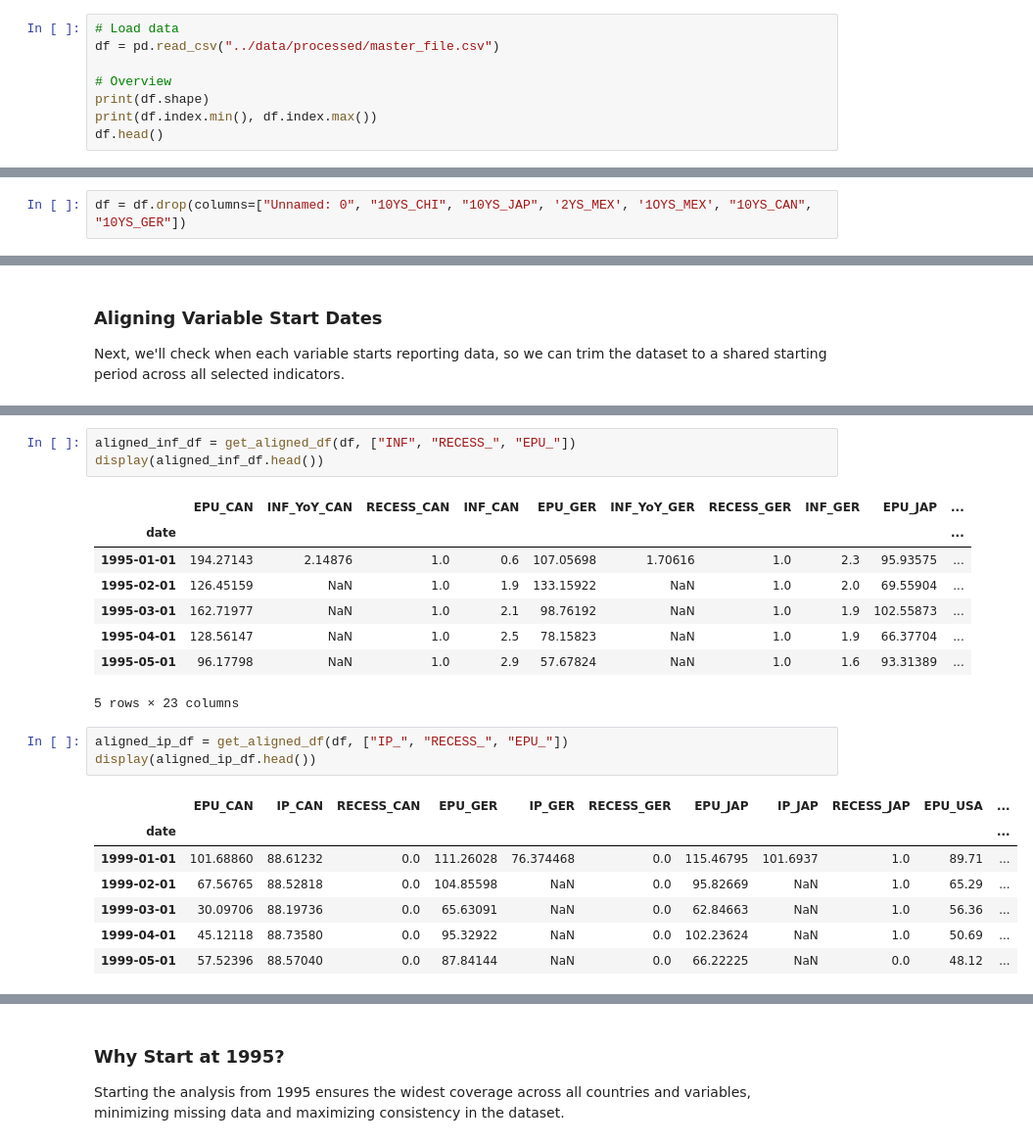
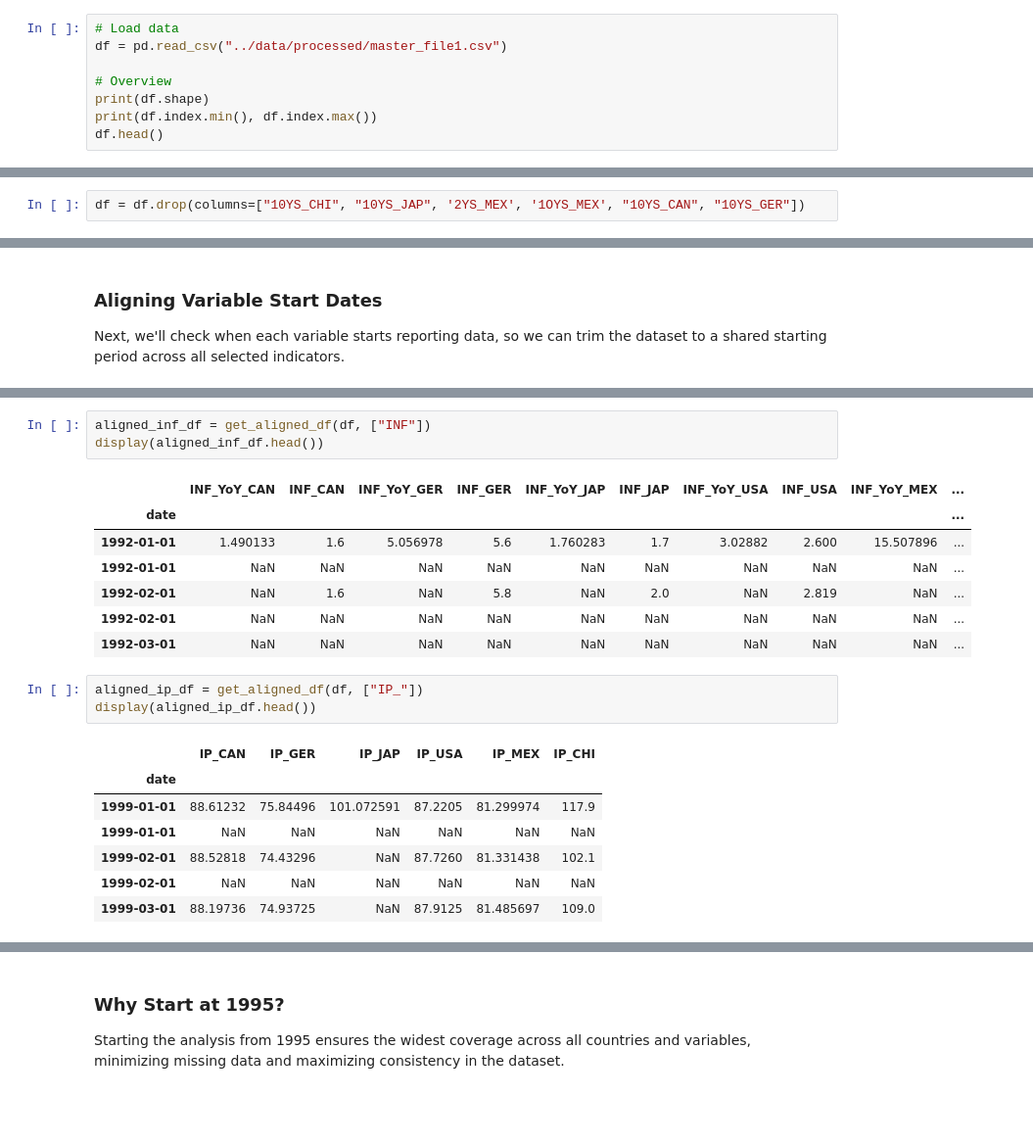
Before and after one commit to Barderus/SURE_Program, a Jupyter notebook: notebooks/1.1 - EDA.ipynb, the cells around one changed output, grey strips where cells are left out. Shown: that part at 98% size. Saved outputs shown, nothing was run; the diff lists cells and outputs as text; blank space fills up the shorter version.

```diff
--- a/notebooks/1.1 - EDA.ipynb
+++ b/notebooks/1.1 - EDA.ipynb
@@ -5,7 +5,7 @@ import matplotlib.pyplot as plt
 ## Dataset overview
 # %%
 # Load data
-df = pd.read_csv("../data/processed/master_file.csv")
+df = pd.read_csv("../data/processed/master_file1.csv")
 
 # Overview
 print(df.shape)
@@ -42,7 +44,7 @@ Index(['date', 'EPU_CAN', 'IP_CAN', '10YS_CAN', 'INF_YoY_CAN', 'EX_CAN',
 # %% [markdown]
 ### Drop residual columns
 # %%
-df = df.drop(columns=["Unnamed: 0", "10YS_CHI", "10YS_JAP", '2YS_MEX', '1OYS_MEX', "10YS_CAN", "10YS_GER"])
+df = df.drop(columns=["10YS_CHI", "10YS_JAP", '2YS_MEX', '1OYS_MEX', "10YS_CAN", "10YS_GER"])
 # %% [markdown]
 ###  Clean and Normalize Dates
 # %%
@@ -203,24 +205,23 @@ display(aligned_unemp_df.head())
 # %%
-aligned_inf_df = get_aligned_df(df, ["INF", "RECESS_", "EPU_"])
+aligned_inf_df = get_aligned_df(df, ["INF"])
 display(aligned_inf_df.head())
 # %% [output]
-|  | EPU_CAN | INF_YoY_CAN | RECESS_CAN | INF_CAN | EPU_GER | INF_YoY_GER | RECESS_GER | INF_GER | EPU_JAP | ... |
+|  | INF_YoY_CAN | INF_CAN | INF_YoY_GER | INF_GER | INF_YoY_JAP | INF_JAP | INF_YoY_USA | INF_USA | INF_YoY_MEX | ... |
 | date |  |  |  |  |  |  |  |  |  | ... |
-| 1995-01-01 | 194.27143 | 2.14876 | 1.0 | 0.6 | 107.05698 | 1.70616 | 1.0 | 2.3 | 95.93575 | ... |
-| 1995-02-01 | 126.45159 | NaN | 1.0 | 1.9 | 133.15922 | NaN | 1.0 | 2.0 | 69.55904 | ... |
-| 1995-03-01 | 162.71977 | NaN | 1.0 | 2.1 | 98.76192 | NaN | 1.0 | 1.9 | 102.55873 | ... |
-| 1995-04-01 | 128.56147 | NaN | 1.0 | 2.5 | 78.15823 | NaN | 1.0 | 1.9 | 66.37704 | ... |
-| 1995-05-01 | 96.17798 | NaN | 1.0 | 2.9 | 57.67824 | NaN | 1.0 | 1.6 | 93.31389 | ... |
+| 1992-01-01 | 1.490133 | 1.6 | 5.056978 | 5.6 | 1.760283 | 1.7 | 3.02882 | 2.600 | 15.507896 | ... |
+| 1992-01-01 | NaN | NaN | NaN | NaN | NaN | NaN | NaN | NaN | NaN | ... |
+| 1992-02-01 | NaN | 1.6 | NaN | 5.8 | NaN | 2.0 | NaN | 2.819 | NaN | ... |
+| 1992-02-01 | NaN | NaN | NaN | NaN | NaN | NaN | NaN | NaN | NaN | ... |
+| 1992-03-01 | NaN | NaN | NaN | NaN | NaN | NaN | NaN | NaN | NaN | ... |
-5 rows × 23 columns
 # %%
-aligned_ip_df = get_aligned_df(df, ["IP_", "RECESS_", "EPU_"])
+aligned_ip_df = get_aligned_df(df, ["IP_"])
 display(aligned_ip_df.head())
 # %% [output]
-|  | EPU_CAN | IP_CAN | RECESS_CAN | EPU_GER | IP_GER | RECESS_GER | EPU_JAP | IP_JAP | RECESS_JAP | EPU_USA | ... |
-| date |  |  |  |  |  |  |  |  |  |  | ... |
-| 1999-01-01 | 101.68860 | 88.61232 | 0.0 | 111.26028 | 76.374468 | 0.0 | 115.46795 | 101.6937 | 1.0 | 89.71 | ... |
-| 1999-02-01 | 67.56765 | 88.52818 | 0.0 | 104.85598 | NaN | 0.0 | 95.82669 | NaN | 1.0 | 65.29 | ... |
-| 1999-03-01 | 30.09706 | 88.19736 | 0.0 | 65.63091 | NaN | 0.0 | 62.84663 | NaN | 1.0 | 56.36 | ... |
-| 1999-04-01 | 45.12118 | 88.73580 | 0.0 | 95.32922 | NaN | 0.0 | 102.23624 | NaN | 1.0 | 50.69 | ... |
-| 1999-05-01 | 57.52396 | 88.57040 | 0.0 | 87.84144 | NaN | 0.0 | 66.22225 | NaN | 0.0 | 48.12 | ... |
+|  | IP_CAN | IP_GER | IP_JAP | IP_USA | IP_MEX | IP_CHI |
+| date |  |  |  |  |  |  |
+| 1999-01-01 | 88.61232 | 75.84496 | 101.072591 | 87.2205 | 81.299974 | 117.9 |
+| 1999-01-01 | NaN | NaN | NaN | NaN | NaN | NaN |
+| 1999-02-01 | 88.52818 | 74.43296 | NaN | 87.7260 | 81.331438 | 102.1 |
+| 1999-02-01 | NaN | NaN | NaN | NaN | NaN | NaN |
+| 1999-03-01 | 88.19736 | 74.93725 | NaN | 87.9125 | 81.485697 | 109.0 |
 # %%
```
Also changed, not shown: parts of 28 cells of this notebook, 1 other file.
